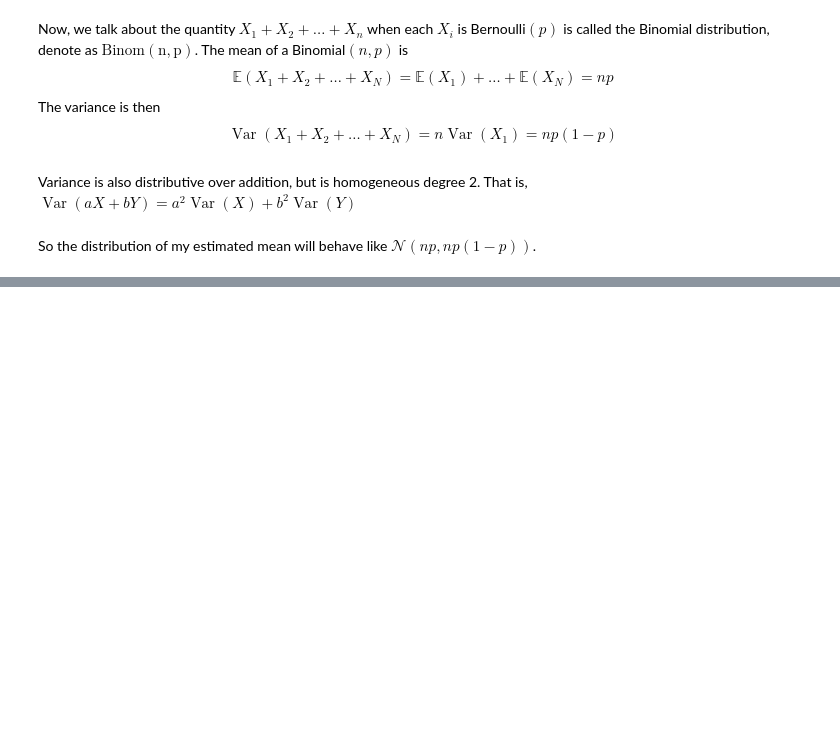
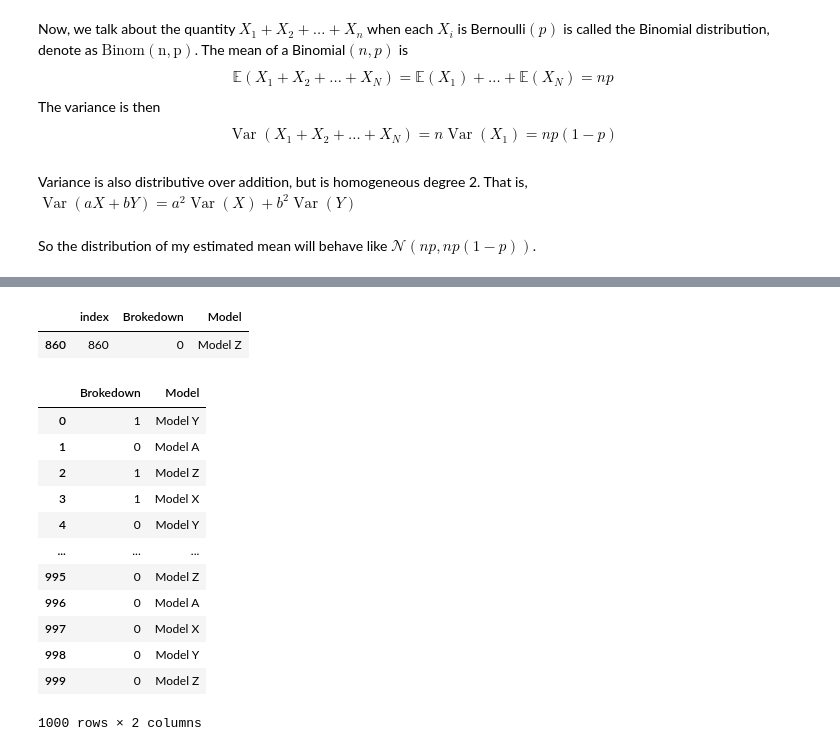
Before and after one commit to jtanderson/COSC-311-Fall2021, a Jupyter notebook: Probability.ipynb, the cells around one changed output, grey strips where cells are left out. Saved outputs shown, nothing was run; the diff lists cells and outputs as text; code cells hidden in the pictures; blank space fills up the shorter version.

```diff
--- a/Probability.ipynb
+++ b/Probability.ipynb
@@ -267,0 +360,7 @@ binom_draw(10,0.2)
+# %%
+N = 1000
+cars = pd.DataFrame({
+    'Brokedown': np.random.choice([0,1], size=N, p=[0.8, 0.2]),
+    'Model': np.random.choice(['Model X', 'Model Y', 'Model Z', 'Model A'], size=N)
+})
+cars.groupby('Model').mean()
@@ -267,0 +389,21 @@ binom_draw(10,0.2)
+# %%
+subsets[2]
+# %% [output]
+|  | index | Brokedown | Model |
+| 860 | 860 | 0 | Model Z |
+# %%
+cars
+# %% [output]
+|  | Brokedown | Model |
+| 0 | 1 | Model Y |
+| 1 | 0 | Model A |
+| 2 | 1 | Model Z |
+| 3 | 1 | Model X |
+| 4 | 0 | Model Y |
+| ... | ... | ... |
+| 995 | 0 | Model Z |
+| 996 | 0 | Model A |
+| 997 | 0 | Model X |
+| 998 | 0 | Model Y |
+| 999 | 0 | Model Z |
+1000 rows × 2 columns
```
Also changed, not shown: parts of 14 cells of this notebook.
